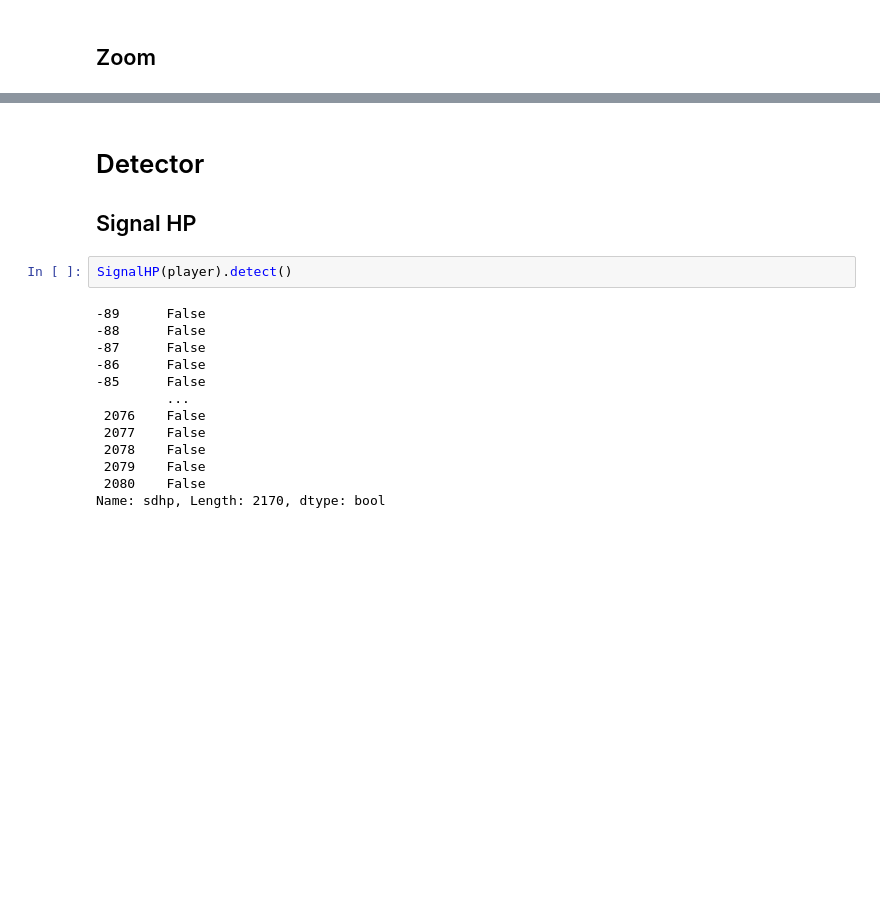
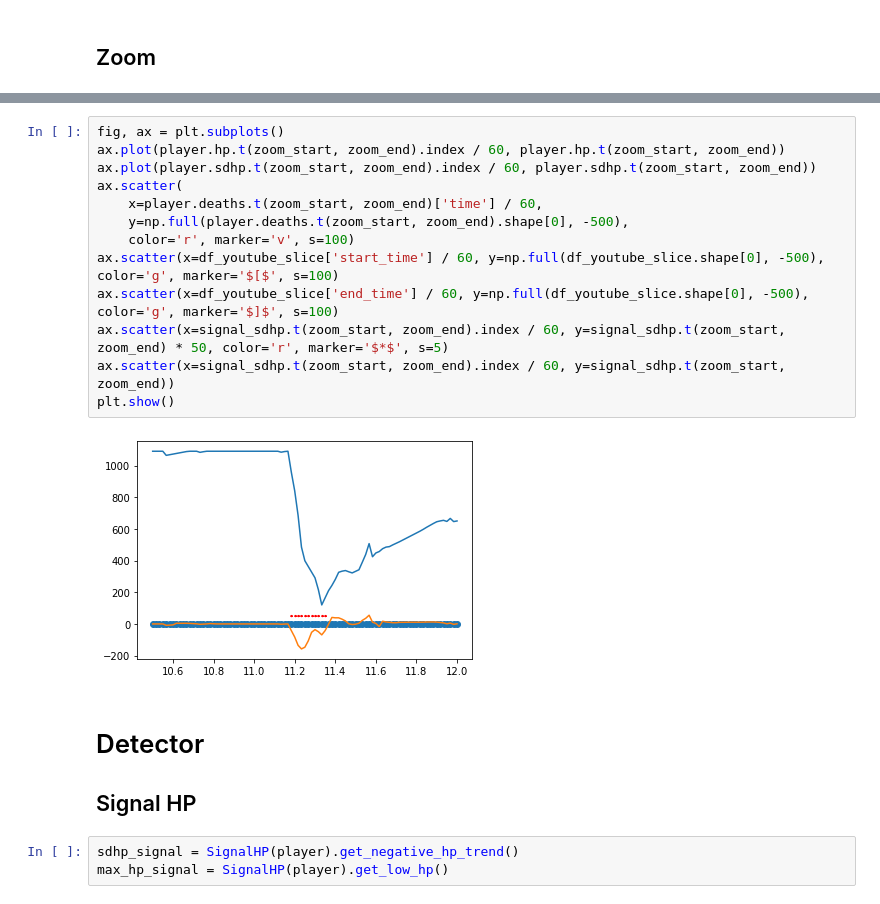
Before and after one commit to arch1baald/woodota, a Jupyter notebook: notebooks/highlights.ipynb, the cells around one changed output, grey strips where cells are left out. Cells and saved outputs as stored; diff of their text form; blank space fills up the shorter version.

```diff
--- a/notebooks/highlights.ipynb
+++ b/notebooks/highlights.ipynb
@@ -131,19 +184,22 @@ plt.show()
+# %%
+fig, ax = plt.subplots()
+ax.plot(player.hp.t(zoom_start, zoom_end).index / 60, player.hp.t(zoom_start, zoom_end))
+ax.plot(player.sdhp.t(zoom_start, zoom_end).index / 60, player.sdhp.t(zoom_start, zoom_end))
+ax.scatter(
+    x=player.deaths.t(zoom_start, zoom_end)['time'] / 60,
+    y=np.full(player.deaths.t(zoom_start, zoom_end).shape[0], -500),
+    color='r', marker='v', s=100)
+ax.scatter(x=df_youtube_slice['start_time'] / 60, y=np.full(df_youtube_slice.shape[0], -500), color='g', marker='$[$', s=100)
+ax.scatter(x=df_youtube_slice['end_time'] / 60, y=np.full(df_youtube_slice.shape[0], -500), color='g', marker='$]$', s=100)
+ax.scatter(x=signal_sdhp.t(zoom_start, zoom_end).index / 60, y=signal_sdhp.t(zoom_start, zoom_end) * 50, color='r', marker='$*$', s=5)
+ax.scatter(x=signal_sdhp.t(zoom_start, zoom_end).index / 60, y=signal_sdhp.t(zoom_start, zoom_end))
+plt.show()
+# %% [output]
+[figure, added]
 # %% [markdown]
 # Detector
 
 ## Signal HP
 # %%
-SignalHP(player).detect()
+sdhp_signal = SignalHP(player).get_negative_hp_trend()
+max_hp_signal = SignalHP(player).get_low_hp()
-# %% [output]
--89      False
--88      False
--87      False
--86      False
--85      False
-         ...
- 2076    False
- 2077    False
- 2078    False
- 2079    False
- 2080    False
-Name: sdhp, Length: 2170, dtype: bool
```
Also changed, not shown: parts of 19 cells of this notebook, 3 other files.
